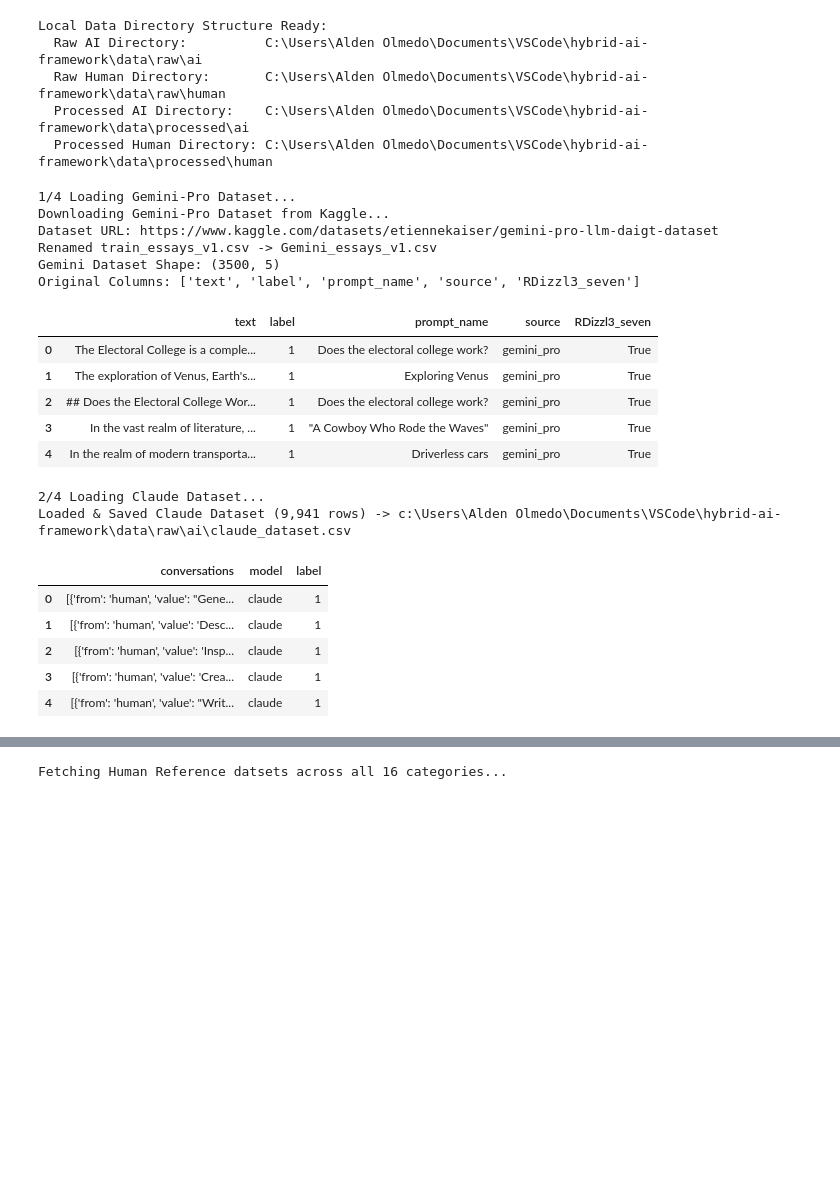
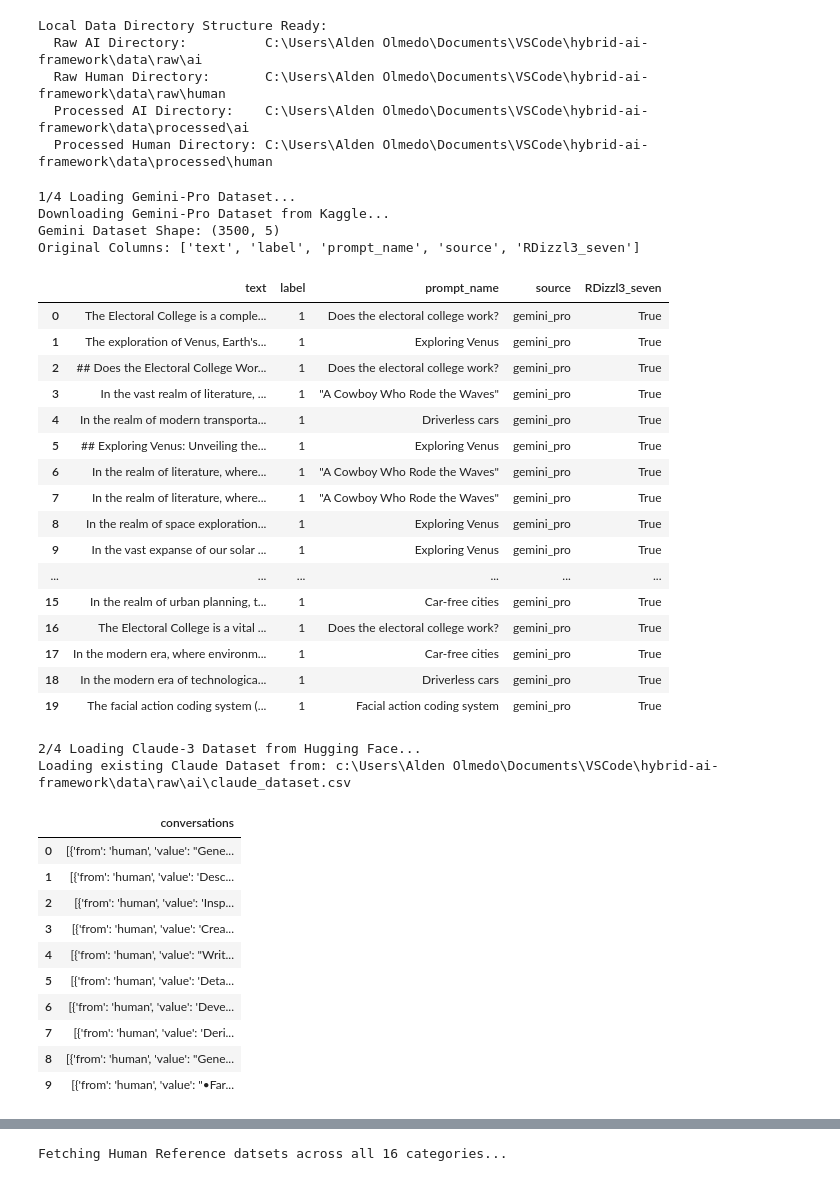
Before and after one commit to n4t5Uuu/Hybrid-AI-Text-Detector, a Jupyter notebook: src/notebooks/data_ingestion.ipynb, the cells around one changed output, grey strips where cells are left out. Drawn from its saved outputs; the diff is of its cells as text; code cells hidden in the pictures; blank space fills up the shorter version.

Commit message:
finished the downloading of claude dataset

```diff
--- a/src/notebooks/data_ingestion.ipynb
+++ b/src/notebooks/data_ingestion.ipynb
@@ -75,57 +75,76 @@ if not gemini_target_file.exists():
         'etiennekaiser/gemini-pro-llm-daigt-dataset',
         path=str(RAW_AI_DIR),
         unzip=True
     )
 
     # Finds and displays the location of the CSV and renames is to the intended file name
     for csv_file in RAW_AI_DIR.glob("*.csv"):
         if csv_file.name != "gemini_essays_v1.csv":
             csv_file.rename(gemini_target_file)
             print(f"Renamed {csv_file.name} -> Gemini_essays_v1.csv")
             break
 
 # Displays the contents of the CSV file if it exists
 if gemini_target_file.exists():
     df_gemini = pd.read_csv(gemini_target_file)
     print(f"Gemini Dataset Shape: {df_gemini.shape}")
     print(f"Original Columns: {df_gemini.columns.tolist()}\n")
-    display(df_gemini.head(5))
+    display(df_gemini.head(20))
 else:
     print(f"Error: Could not find gemini_essays_v1.csv in {RAW_AI_DIR}")
 # %% [output]
 1/4 Loading Gemini-Pro Dataset...
 Downloading Gemini-Pro Dataset from Kaggle...
-Dataset URL: https://www.kaggle.com/datasets/etiennekaiser/gemini-pro-llm-daigt-dataset
-Renamed train_essays_v1.csv -> Gemini_essays_v1.csv
 Gemini Dataset Shape: (3500, 5)
 Original Columns: ['text', 'label', 'prompt_name', 'source', 'RDizzl3_seven']
 |  | text | label | prompt_name | source | RDizzl3_seven |
 | 0 | The Electoral College is a comple... | 1 | Does the electoral college work? | gemini_pro | True |
 | 1 | The exploration of Venus, Earth's... | 1 | Exploring Venus | gemini_pro | True |
 | 2 | ## Does the Electoral College Wor... | 1 | Does the electoral college work? | gemini_pro | True |
 | 3 | In the vast realm of literature, ... | 1 | "A Cowboy Who Rode the Waves" | gemini_pro | True |
 | 4 | In the realm of modern transporta... | 1 | Driverless cars | gemini_pro | True |
+| 5 | ## Exploring Venus: Unveiling the... | 1 | Exploring Venus | gemini_pro | True |
+| 6 | In the realm of literature, where... | 1 | "A Cowboy Who Rode the Waves" | gemini_pro | True |
+| 7 | In the realm of literature, where... | 1 | "A Cowboy Who Rode the Waves" | gemini_pro | True |
+| 8 | In the realm of space exploration... | 1 | Exploring Venus | gemini_pro | True |
+| 9 | In the vast expanse of our solar ... | 1 | Exploring Venus | gemini_pro | True |
+| ... | ... | ... | ... | ... | ... |
+| 15 | In the realm of urban planning, t... | 1 | Car-free cities | gemini_pro | True |
+| 16 | The Electoral College is a vital ... | 1 | Does the electoral college work? | gemini_pro | True |
+| 17 | In the modern era, where environm... | 1 | Car-free cities | gemini_pro | True |
+| 18 | In the modern era of technologica... | 1 | Driverless cars | gemini_pro | True |
+| 19 | The facial action coding system (... | 1 | Facial action coding system | gemini_pro | True |
 # %%
 print("2/4 Loading Claude-3 Dataset from Hugging Face...")
-df_claude = pd.read_json("hf://datasets/QuietImpostor/Claude-3-Opus-Claude-3.5-Sonnnet-9k/Claude-3-Opus-and-Claude-3-5-Sonnet-9k-ShareGPT.jsonl", lines=True)
 
-print(f"Dataset Loaded Successfully! Shape: {df_claude.shape}")
+claude_file_path = RAW_AI_DIR/"claude_dataset.csv"
 
-# Save to local CSV inside data/raw/
-claude_csv_path = RAW_DIR / "claude_dataset.csv"
-df_claude.to_csv(claude_csv_path, index=False)
-print(f"Saved Claude dataset to: {claude_csv_path.resolve()}")
+if not claude_file_path.exists():
+    df_claude = pd.read_json("hf://datasets/QuietImpostor/Claude-3-Opus-Claude-3.5-Sonnnet-9k/Claude-3-Opus-and-Claude-3-5-Sonnet-9k-ShareGPT.jsonl", lines=True)
+    print(f"Dataset Loaded Successfully! Shape: {df_claude.shape}")
 
-df_claude.head(10)
+    # Save the local CSV inside data/raw/ai
+    df_claude.to_csv(claude_file_path, index=False, encoding="utf-8")
+    print(f"Saved the Claude Dataset to: {claude_file_path.resolve()}")
+else:
+    df_claude = pd.read_csv(claude_file_path)
+    print(f"Loading existing Claude Dataset from: {claude_file_path}")
+
+display(df_claude.head(10))
 # %% [output]
-2/4 Loading Claude Dataset...
-Loaded & Saved Claude Dataset (9,941 rows) -> c:\Users\Alden Olmedo\Documents\VSCode\hybrid-ai-framework\data\raw\ai\claude_dataset.csv
+2/4 Loading Claude-3 Dataset from Hugging Face...
+Loading existing Claude Dataset from: c:\Users\Alden Olmedo\Documents\VSCode\hybrid-ai-framework\data\raw\ai\claude_dataset.csv
-|  | conversations | model | label |
-| 0 | [{'from': 'human', 'value': "Gene... | claude | 1 |
-| 1 | [{'from': 'human', 'value': 'Desc... | claude | 1 |
-| 2 | [{'from': 'human', 'value': 'Insp... | claude | 1 |
-| 3 | [{'from': 'human', 'value': 'Crea... | claude | 1 |
-| 4 | [{'from': 'human', 'value': "Writ... | claude | 1 |
+|  | conversations |
+| 0 | [{'from': 'human', 'value': "Gene... |
+| 1 | [{'from': 'human', 'value': 'Desc... |
+| 2 | [{'from': 'human', 'value': 'Insp... |
+| 3 | [{'from': 'human', 'value': 'Crea... |
+| 4 | [{'from': 'human', 'value': "Writ... |
+| 5 | [{'from': 'human', 'value': 'Deta... |
+| 6 | [{'from': 'human', 'value': 'Deve... |
+| 7 | [{'from': 'human', 'value': 'Deri... |
+| 8 | [{'from': 'human', 'value': "Gene... |
+| 9 | [{'from': 'human', 'value': "•Far... |
 # %%
 from huggingface_hub import HfFileSystem
 from tqdm import tqdm
```
Also changed, not shown: parts of 1 cell of this notebook.
